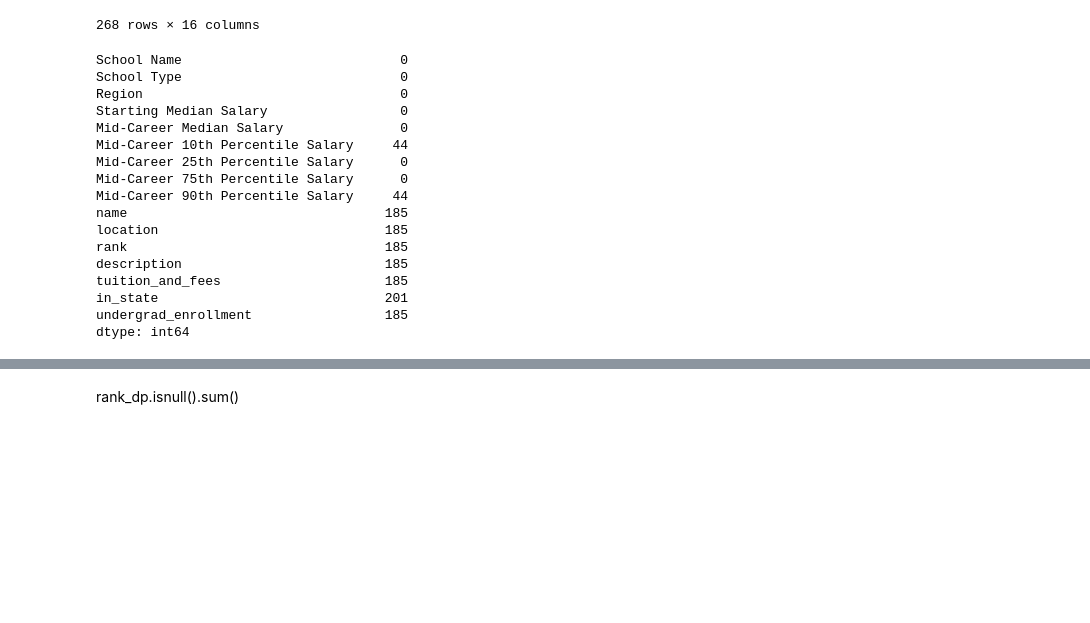
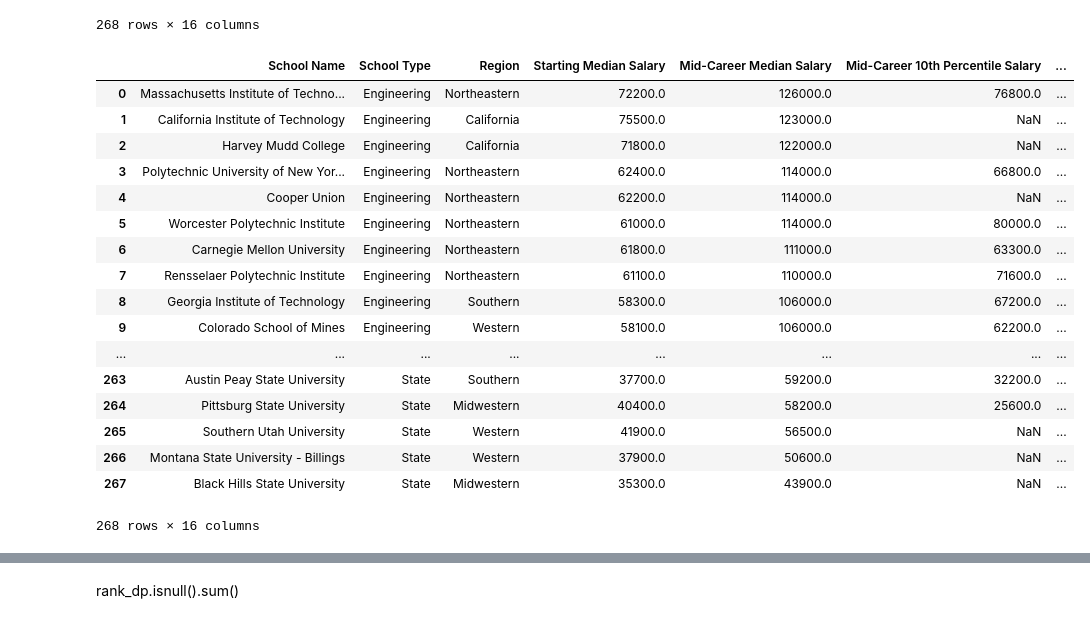
Before and after one commit to demi-tu/Where-it-Pays-to-Attend-College, a Jupyter notebook: analysis-zk.ipynb, the cells around one changed output, grey strips where cells are left out. Cells and saved outputs as stored; diff of their text form; code cells hidden in the pictures; blank space fills up the shorter version.

```diff
--- a/analysis-zk.ipynb
+++ b/analysis-zk.ipynb
@@ -118,23 +136,24 @@ all_info
 # %%
-all_info.isnull().sum()
+all_info
 # %% [output]
+|  | School Name | School Type | Region | Starting Median Salary | Mid-Career Median Salary | Mid-Career 10th Percentile Salary | ... |
+| 0 | Massachusetts Institute of Techno... | Engineering | Northeastern | 72200.0 | 126000.0 | 76800.0 | ... |
+| 1 | California Institute of Technology | Engineering | California | 75500.0 | 123000.0 | NaN | ... |
+| 2 | Harvey Mudd College | Engineering | California | 71800.0 | 122000.0 | NaN | ... |
+| 3 | Polytechnic University of New Yor... | Engineering | Northeastern | 62400.0 | 114000.0 | 66800.0 | ... |
+| 4 | Cooper Union | Engineering | Northeastern | 62200.0 | 114000.0 | NaN | ... |
+| 5 | Worcester Polytechnic Institute | Engineering | Northeastern | 61000.0 | 114000.0 | 80000.0 | ... |
+| 6 | Carnegie Mellon University | Engineering | Northeastern | 61800.0 | 111000.0 | 63300.0 | ... |
+| 7 | Rensselaer Polytechnic Institute | Engineering | Northeastern | 61100.0 | 110000.0 | 71600.0 | ... |
+| 8 | Georgia Institute of Technology | Engineering | Southern | 58300.0 | 106000.0 | 67200.0 | ... |
+| 9 | Colorado School of Mines | Engineering | Western | 58100.0 | 106000.0 | 62200.0 | ... |
+| ... | ... | ... | ... | ... | ... | ... | ... |
+| 263 | Austin Peay State University | State | Southern | 37700.0 | 59200.0 | 32200.0 | ... |
+| 264 | Pittsburg State University | State | Midwestern | 40400.0 | 58200.0 | 25600.0 | ... |
+| 265 | Southern Utah University | State | Western | 41900.0 | 56500.0 | NaN | ... |
+| 266 | Montana State University - Billings | State | Western | 37900.0 | 50600.0 | NaN | ... |
+| 267 | Black Hills State University | State | Midwestern | 35300.0 | 43900.0 | NaN | ... |
-School Name                            0
-School Type                            0
-Region                                 0
-Starting Median Salary                 0
-Mid-Career Median Salary               0
-Mid-Career 10th Percentile Salary     44
-Mid-Career 25th Percentile Salary      0
-Mid-Career 75th Percentile Salary      0
-Mid-Career 90th Percentile Salary     44
-name                                 185
-location                             185
-rank                                 185
-description                          185
-tuition_and_fees                     185
-in_state                             201
-undergrad_enrollment                 185
-dtype: int64
+268 rows × 16 columns
 # %%
 rank_dp = all_info.loc[all_info['rank'].notna()]
 no_rank_dp = all_info.loc[all_info['rank'].isna()]
```
Also changed, not shown: parts of 15 cells of this notebook, 1 other file.
